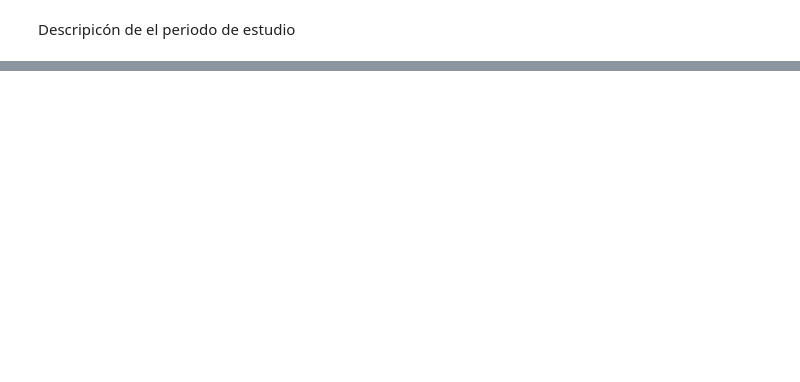
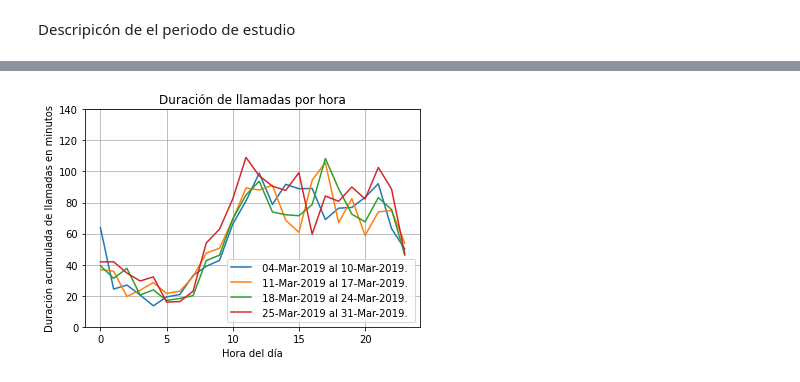
Before and after one commit to superegi/analisis_SAMU, a Jupyter notebook: Analisis llamadas 131/Llamadas 131.ipynb, the cells around one changed output, grey strips where cells are left out. Saved outputs shown, nothing was run; the diff lists cells and outputs as text; code cells hidden in the pictures; blank space fills up the shorter version.

Commit message:
Creación de graficos para el análisis de llamadas

```diff
--- a/Analisis llamadas 131/Llamadas 131.ipynb
+++ b/Analisis llamadas 131/Llamadas 131.ipynb
@@ -112,3 +112,13 @@ Name: Fecha, dtype: object
 | 1109455 | 2020-05-01 00:11:47 | Entre SAMU | SIP | SIP | 200.0 | 205.0 | 205.0 | Contestada | ... |
 # %% [markdown]
 Descripicón de el periodo de estudio
+# %%
+# Periodo de estudio
+dum_t1 = db1.Fecha.describe()['first']
+dum_t2 = db1.Fecha.describe()['last']
+
+# Cantidad de días del estudio
+dum_dt = db1.Fecha.describe()['last'] - db1.Fecha.describe()['first']
+
+# Cantidad de llamadas en el estudio
+dum_n = db1.Fecha.describe()['count']
@@ -114,0 +248,22 @@ Descripicón de el periodo de estudio
+# %%
+def bucle_DLG_cantidad(fecha, repeticiones=4):
+    Start1 = pd.to_datetime(fecha)
+    n=0
+    for x in range(repeticiones):
+        inicio  = Start1 + timedelta(weeks=n)
+        fin     = inicio + timedelta(weeks=1)
+        DLG_cantidad(inicio, fin)
+        n=n+1
+
+def bucle_DLG_duracion(fecha, repeticiones=4):
+    Start1 = pd.to_datetime(fecha)
+    n=0
+    for x in range(repeticiones):
+        inicio  = Start1 + timedelta(weeks=n)
+        fin     = inicio + timedelta(weeks=1)
+        DLG_duracion(inicio, fin)
+        n=n+1
+# %%
+bucle_DLG_duracion('2019-03-04')
+# %% [output]
+[figure, added]
```
Also changed, not shown: parts of 7 cells of this notebook, 12 other files.
